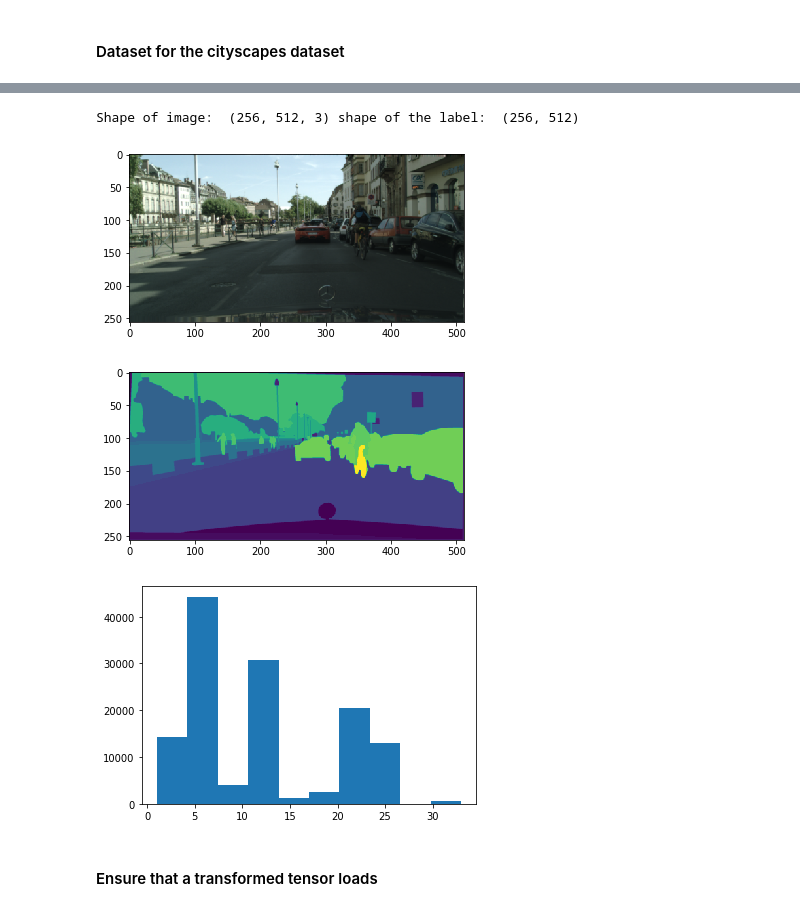
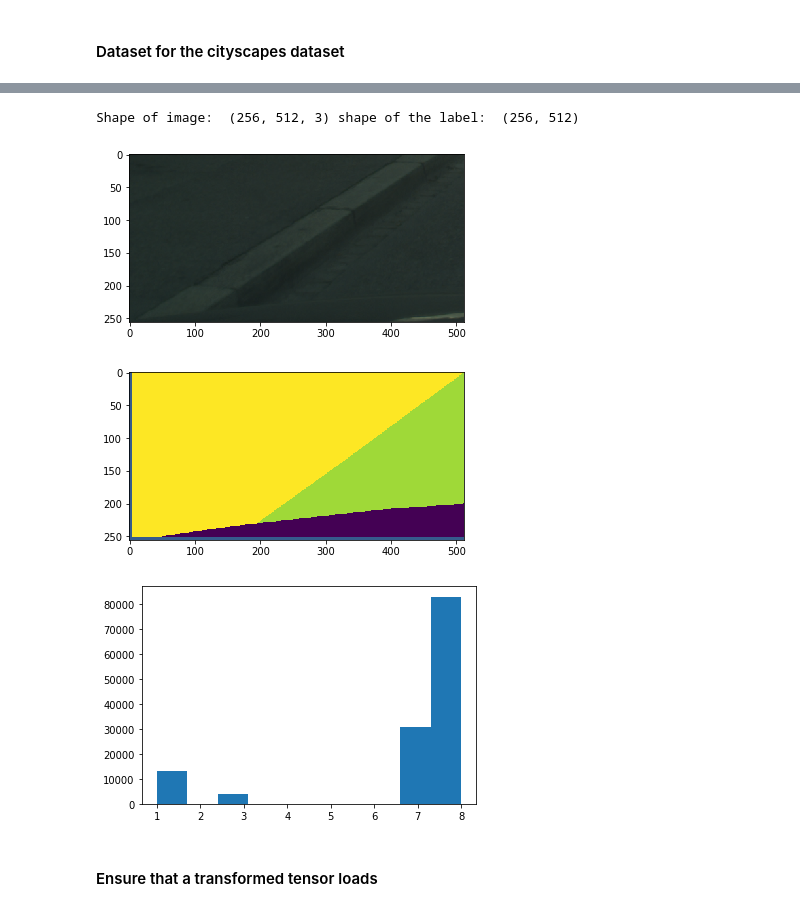
Before and after one commit to 1xyz/pytorch-fcn-ext, a Jupyter notebook: CityScape_Dataset.ipynb, the cells around one changed output, grey strips where cells are left out. Cells and saved outputs as stored; diff of their text form; code cells hidden in the pictures.

```diff
--- a/CityScape_Dataset.ipynb
+++ b/CityScape_Dataset.ipynb
@@ -44,18 +44,20 @@ Number of entries in the training: 2975
 # %%
-idx = 459
+idx = 500
+
 print("Shape of image: ", train_dataset[idx][0].shape, "shape of the label: ", train_dataset[idx][1].shape)
 imshow(train_dataset[idx][0])
 imshow(train_dataset[idx][1])
 # print(train_dataset[idx][1])
 # %% [output]
 Shape of image:  (256, 512, 3) shape of the label:  (256, 512)
-[figure, old version]
+[figure, new version]
-[figure, old version]
+[figure, new version]
 # %%
+idx = 500
 label_dist = np.ravel(train_dataset[idx][1])
 hist(label_dist)
 # %% [output]
-[figure, old version]
+[figure, new version]
 # %% [markdown]
 #### Ensure that a transformed tensor loads
 # %%
```
Also changed, not shown: parts of 11 cells of this notebook, 5 other files.
